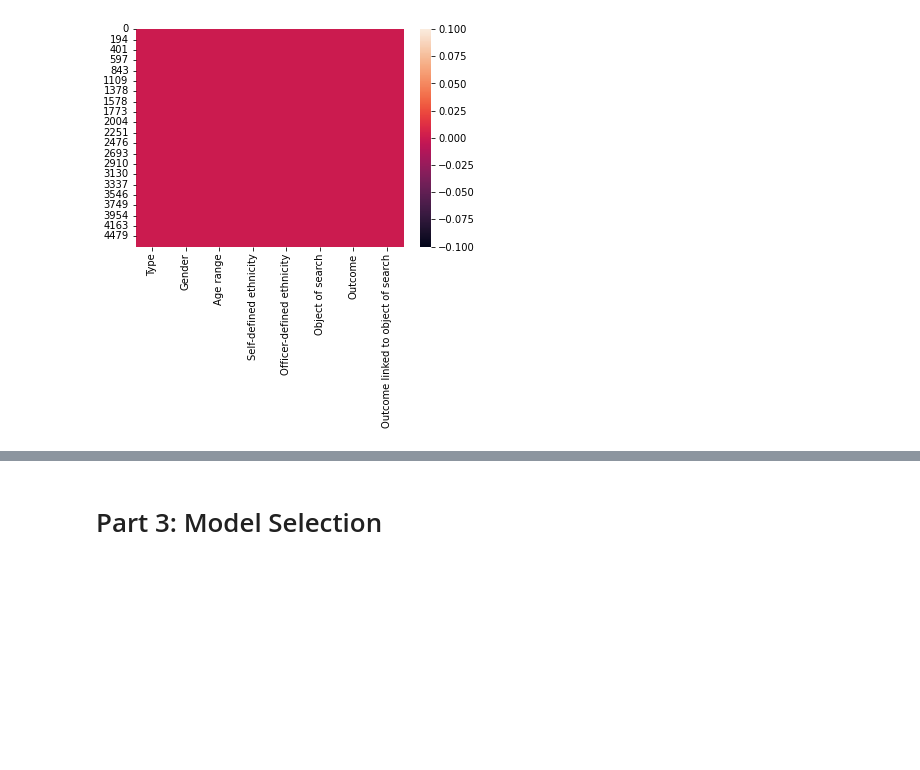
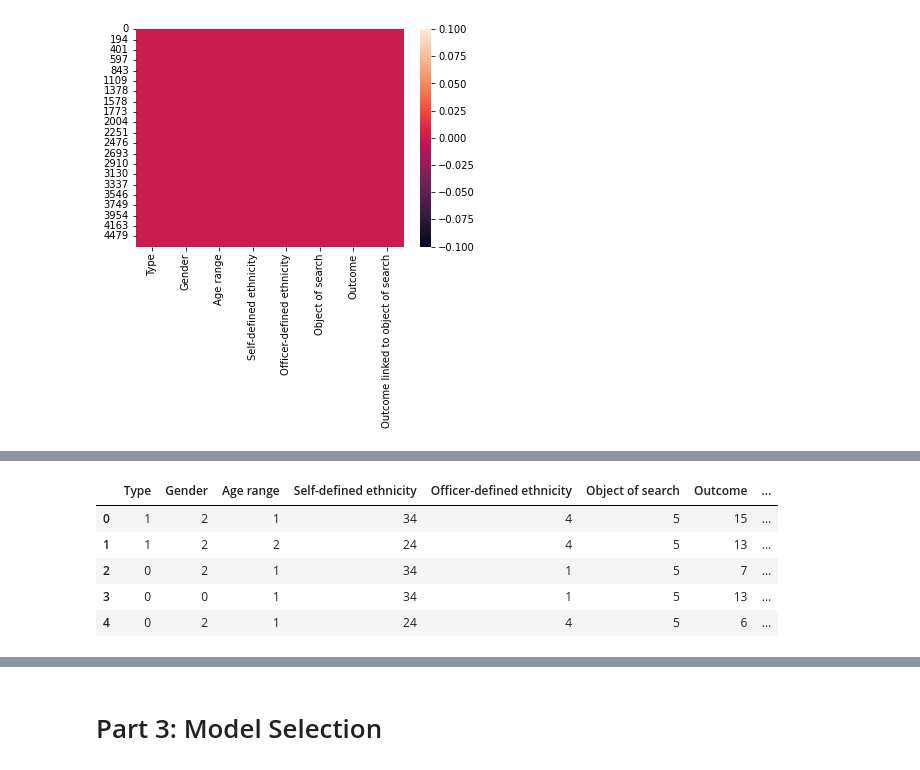
Before and after one commit to aranlemaur/Basics-Tutorial, a Jupyter notebook: WIP_Project_Practice_3.ipynb, the cells around one changed output, grey strips where cells are left out. Cells and saved outputs as stored; diff of their text form; code cells hidden in the pictures; blank space fills up the shorter version.

```diff
--- a/WIP_Project_Practice_3.ipynb
+++ b/WIP_Project_Practice_3.ipynb
@@ -185,0 +215,9 @@ Unique FN: ['18-24' '25-34' 'over 34' '10-17' nan 'Age range']
+# %%
+df.head()
+# %% [output]
+|  | Type | Gender | Age range | Self-defined ethnicity | Officer-defined ethnicity | Object of search | Outcome | ... |
+| 0 | 1 | 2 | 1 | 34 | 4 | 5 | 15 | ... |
+| 1 | 1 | 2 | 2 | 24 | 4 | 5 | 13 | ... |
+| 2 | 0 | 2 | 1 | 34 | 1 | 5 | 7 | ... |
+| 3 | 0 | 0 | 1 | 34 | 1 | 5 | 13 | ... |
+| 4 | 0 | 2 | 1 | 24 | 4 | 5 | 6 | ... |
```
Also changed, not shown: parts of 11 cells of this notebook.
